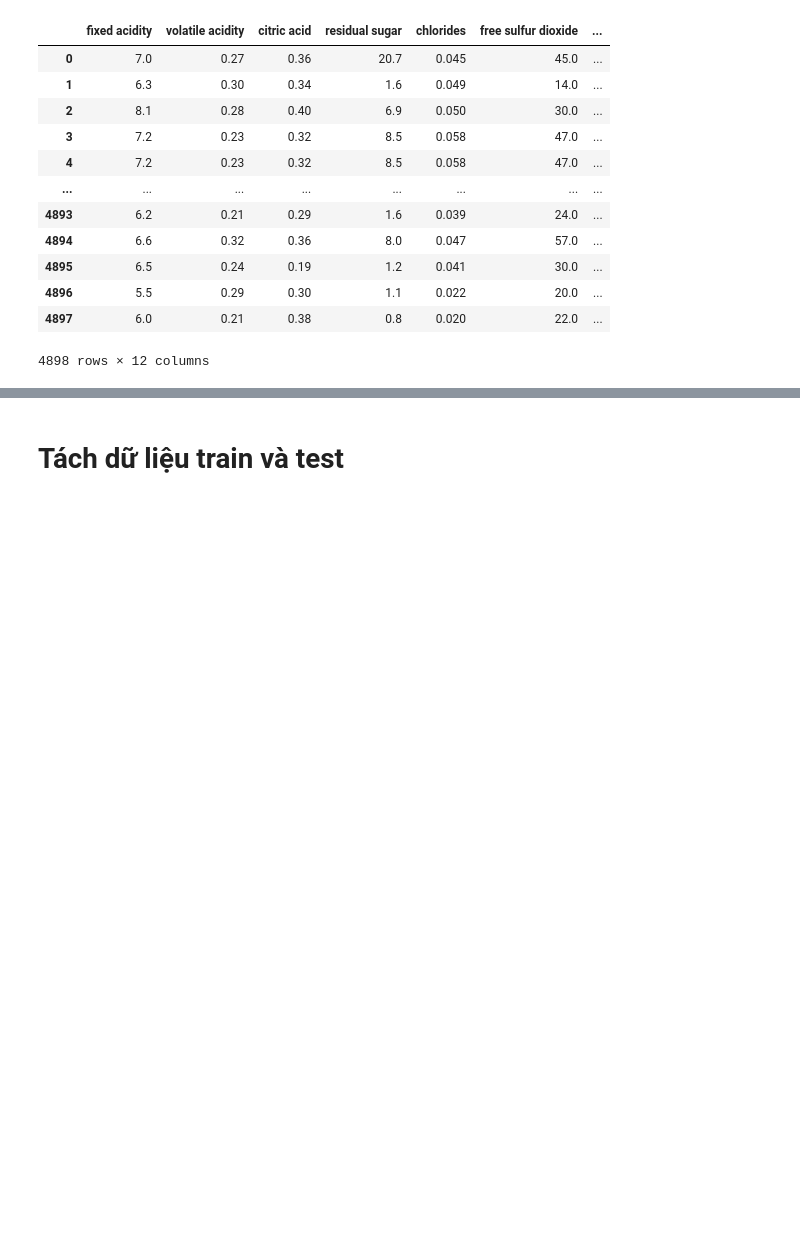
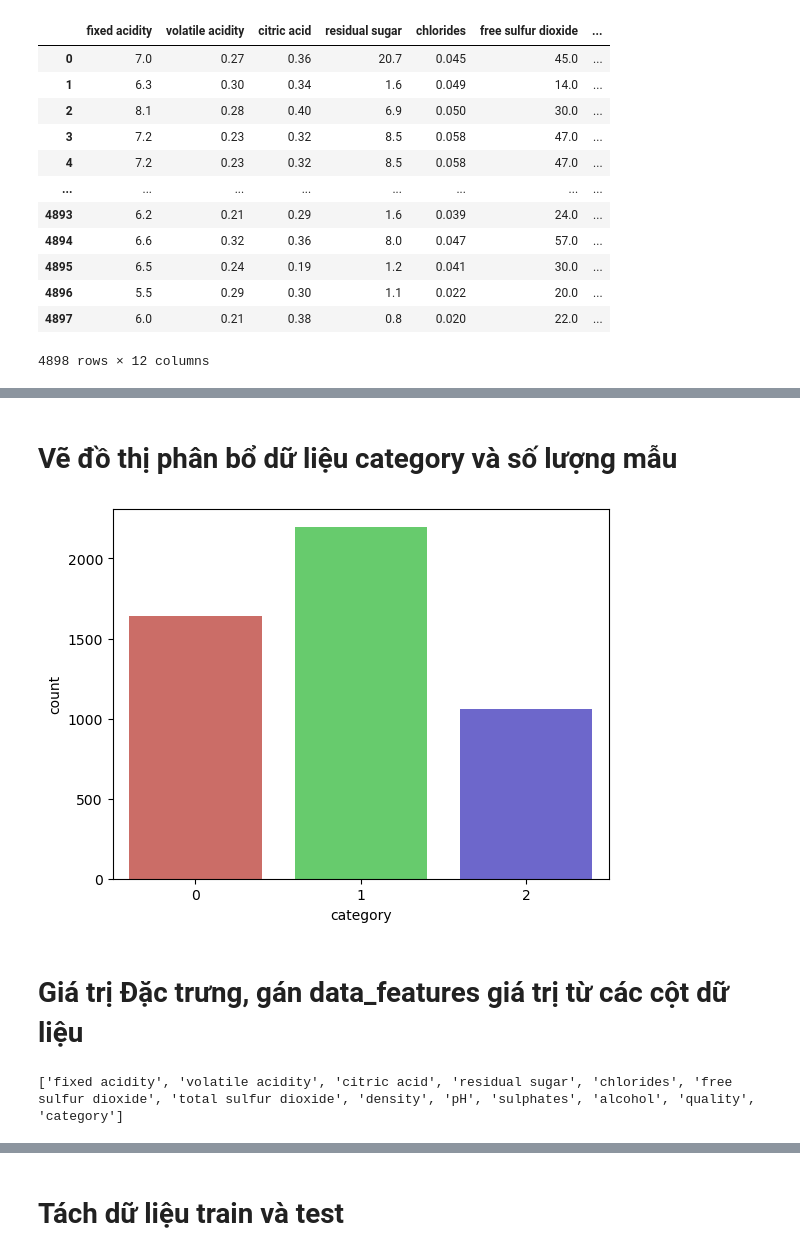
Before and after one commit to TaQuangKhoi/He-thong-thong-tin-thong-minh, a Jupyter notebook: Multinomial logistic regression/wine quality - white.ipynb, the cells around one changed output, grey strips where cells are left out. Drawn from its saved outputs; the diff is of its cells as text; code cells hidden in the pictures; blank space fills up the shorter version.

```diff
--- a/Multinomial logistic regression/wine quality - white.ipynb
+++ b/Multinomial logistic regression/wine quality - white.ipynb
@@ -27,0 +36,12 @@ df
+# %%
+c = []
+for q in df['quality'].values:
+    if q < 6:
+        c.append(0)
+    elif q > 6:
+        c.append(2)
+    else:
+        c.append(1)
+
+df['category'] = c
+df.head()
@@ -27,0 +55,14 @@ df
+# %% [markdown]
+# Vẽ đồ thị phân bổ dữ liệu category và số lượng mẫu
+# %%
+sns.countplot(x='category', data=df, palette='hls')
+plt.show()
+# %% [output]
+[figure, added]
+# %% [markdown]
+# Giá trị Đặc trưng, gán data_features giá trị từ các cột dữ liệu
+# %%
+data_features = df.columns.values.tolist()
+print(data_features)
+# %% [output]
+['fixed acidity', 'volatile acidity', 'citric acid', 'residual sugar', 'chlorides', 'free sulfur dioxide', 'total sulfur dioxide', 'density', 'pH', 'sulphates', 'alcohol', 'quality', 'category']
```
Also changed, not shown: parts of 8 cells of this notebook.
